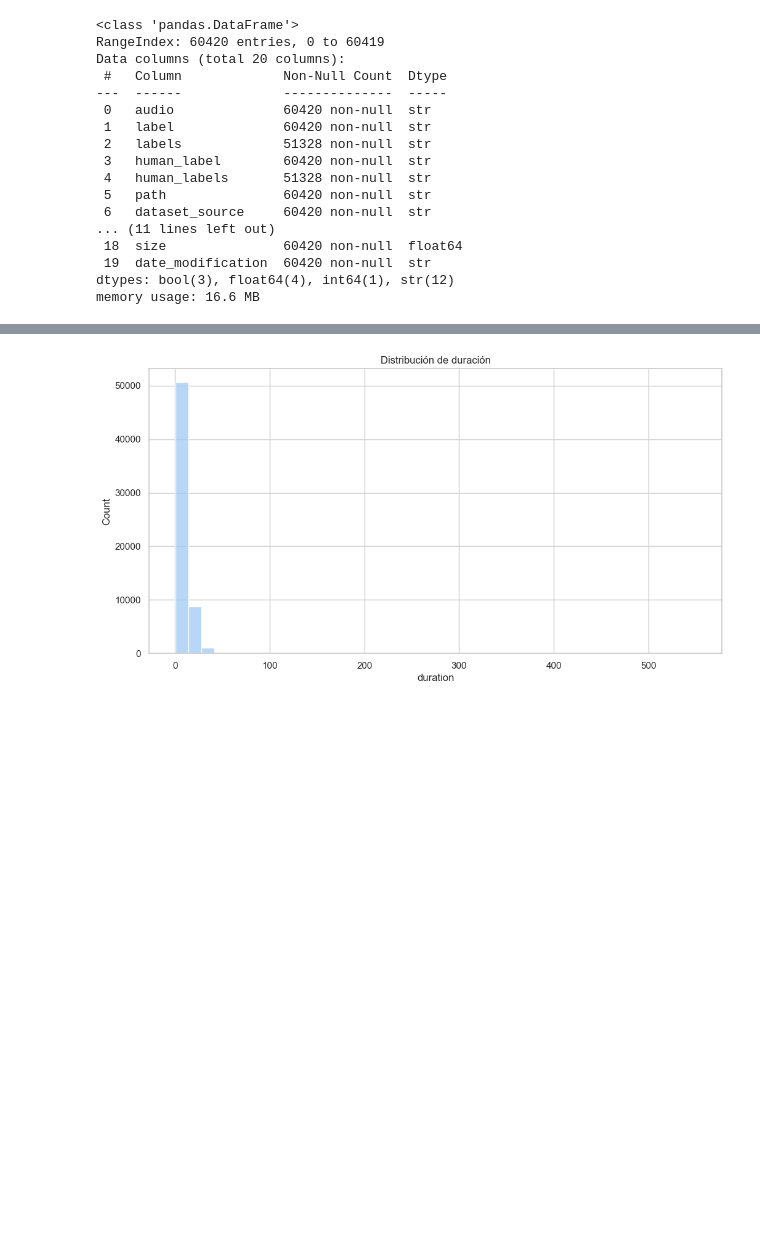
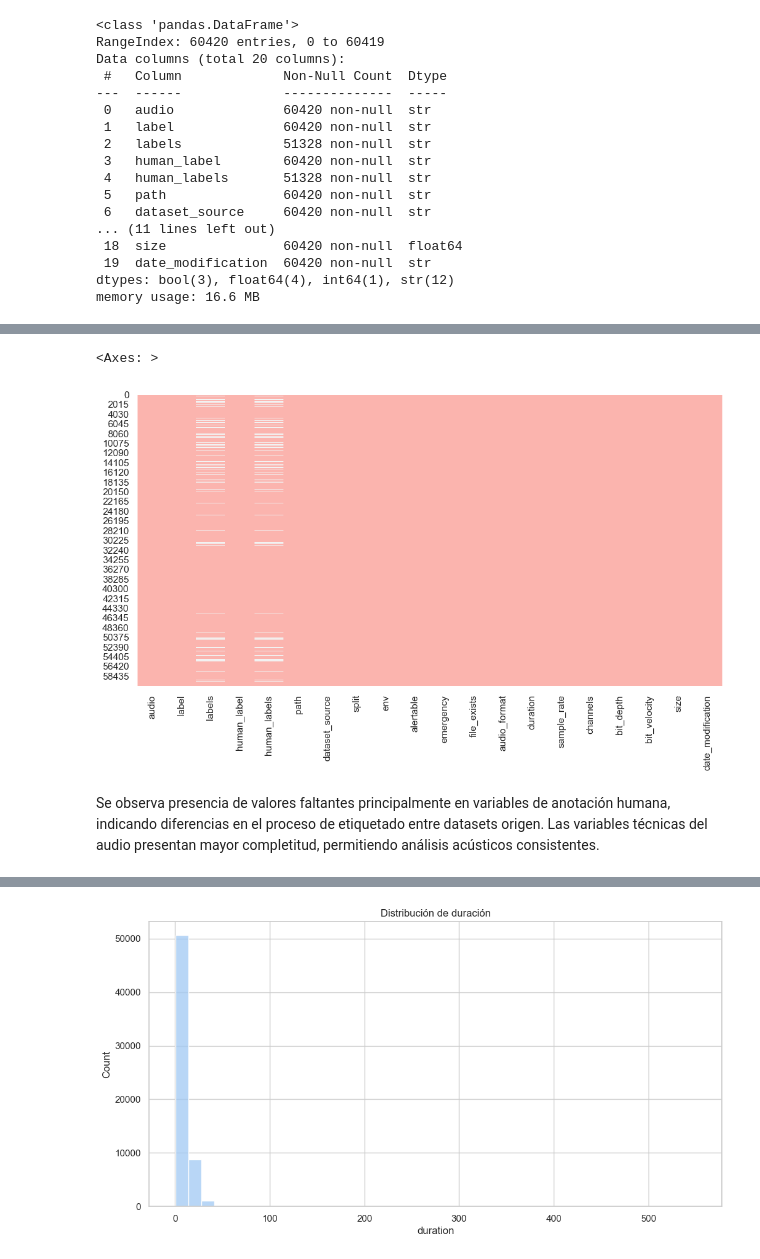
Before and after one commit to andrupax94/proyecto4geeks, a Jupyter notebook: notebooks/01_eda.ipynb, the cells around one changed output, grey strips where cells are left out. Cells and saved outputs as stored; diff of their text form; code cells hidden in the pictures; blank space fills up the shorter version.

Commit message:
Refactor EDA acústico

```diff
--- a/notebooks/01_eda.ipynb
+++ b/notebooks/01_eda.ipynb
@@ -208,0 +110,7 @@ plt.show()
+# %%
+sns.heatmap(eda.isna(), cmap="Pastel1", cbar=False)
+# %% [output]
+<Axes: >
+[figure, added]
+# %% [markdown]
+Se observa presencia de valores faltantes principalmente en variables de anotación humana, indicando diferencias en el proceso de etiquetado entre datasets origen. Las variables técnicas del audio presentan mayor completitud, permitiendo análisis acústicos consistentes.
```
Also changed, not shown: parts of 76 cells of this notebook.
